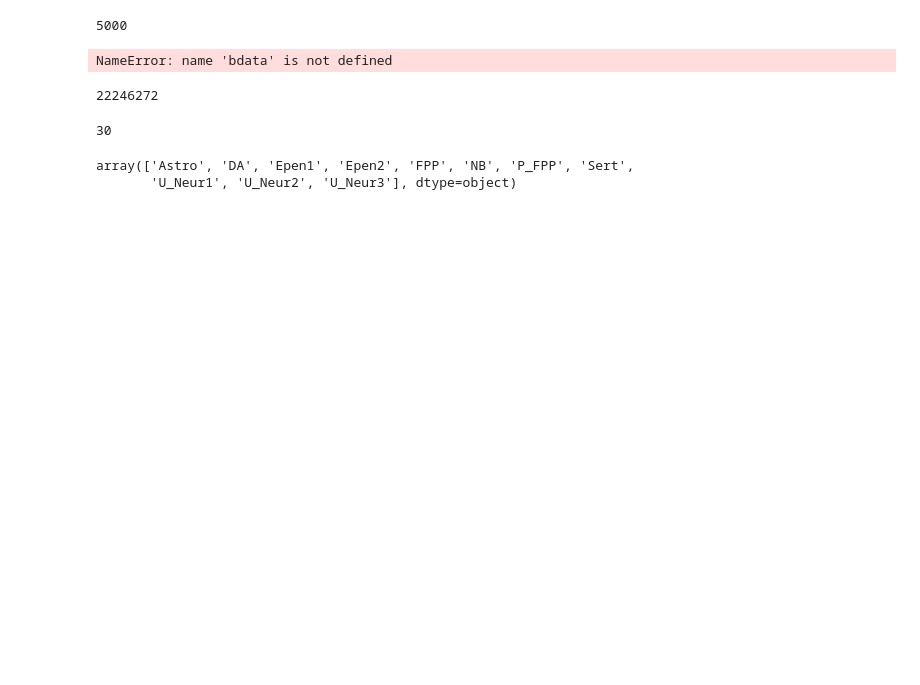
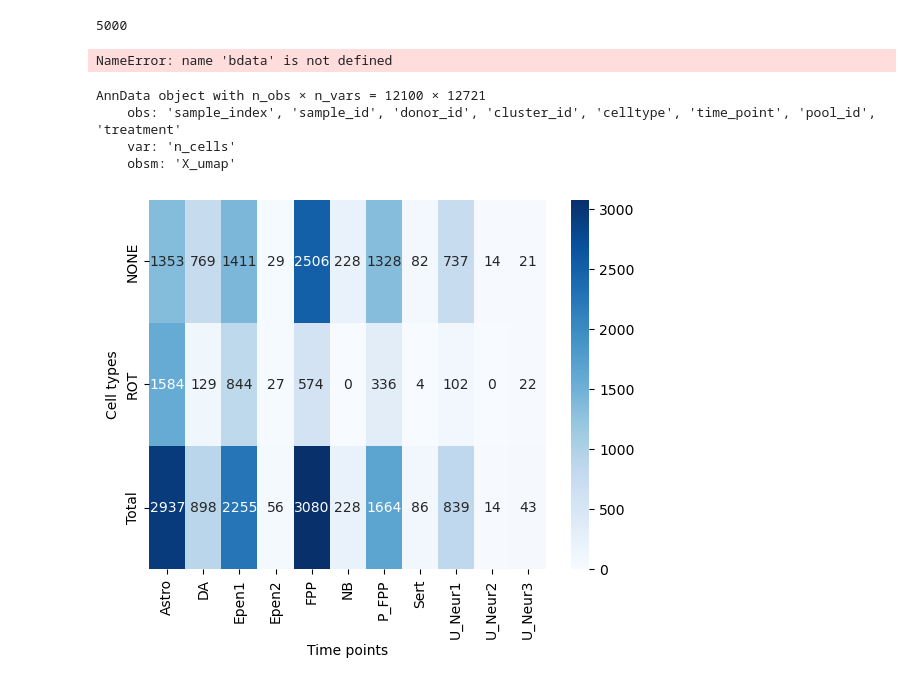
Before and after one commit to gwaldow2/cs776project, a Jupyter notebook: jerber_py.ipynb, the cells around one changed output. Cells and saved outputs as stored; diff of their text form; code cells hidden in the pictures; blank space fills up the shorter version.

```diff
--- a/jerber_py.ipynb
+++ b/jerber_py.ipynb
@@ -60,19 +99,25 @@ NameError: name 'bdata' is not defined
 bdata.write_h5ad(os.path.join(DATA_PATH, "alltime_fiaj_12100_5000.h5"))
 # %%
 sio.mmwrite(os.path.join(DATA_PATH, "alltime_fiaj_12100_5000.mtx"), bdata.X)
-# %%
-8478*2624
-# %% [output]
-22246272
-# %%
-len(np.unique(bdata.obs.sample_id))
-# %% [output]
-30
-# %%
-(np.unique(bdata.obs.celltype))
-# %% [output]
-array(['Astro', 'DA', 'Epen1', 'Epen2', 'FPP', 'NB', 'P_FPP', 'Sert',
-       'U_Neur1', 'U_Neur2', 'U_Neur3'], dtype=object)
+# %%
+bdata
+# %% [output]
+AnnData object with n_obs × n_vars = 12100 × 12721
+    obs: 'sample_index', 'sample_id', 'donor_id', 'cluster_id', 'celltype', 'time_point', 'pool_id', 'treatment'
+    var: 'n_cells'
+    obsm: 'X_umap'
 # %%
-# batch correction
-sc.pp.combat(adata, key='pool_id') # not in use, use BBKNN
+df = pd.crosstab(bdata.obs.treatment, bdata.obs.celltype)
+df.loc['Total'] = df.sum()
+
+# Create a heatmap
+sns.heatmap(df, annot=True, fmt='d', cmap='Blues')
+
+# Add labels and title
+plt.xlabel('Time points')
+plt.ylabel('Cell types')
+
+# Display the plot
+plt.show()
+# %% [output]
+[figure, added]
```
Also changed, not shown: parts of 7 cells of this notebook.
